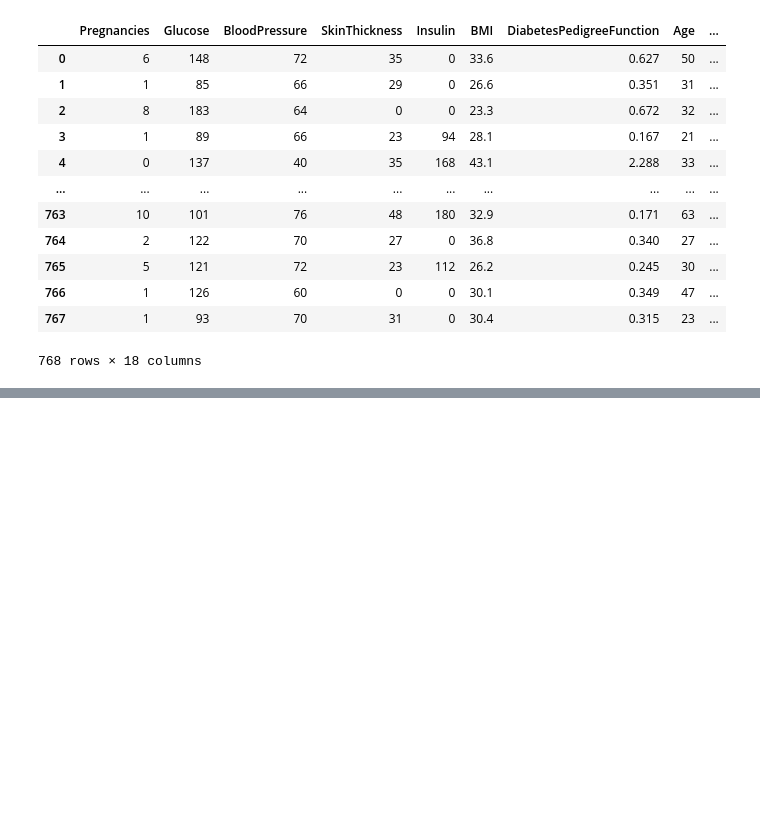
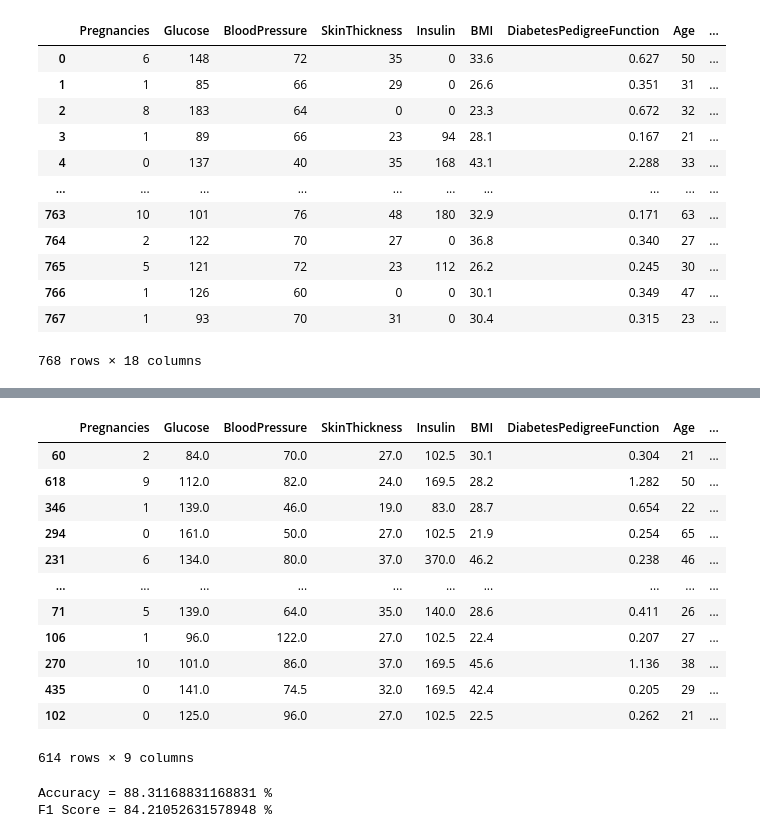
Before and after one commit to mualal/ya-profi-preparation, a Jupyter notebook: notebooks/pima-indians-diabetes-prediction-pure.ipynb, the cells around one changed output, grey strips where cells are left out. Drawn from its saved outputs; the diff is of its cells as text; code cells hidden in the pictures; blank space fills up the shorter version.

```diff
--- a/notebooks/pima-indians-diabetes-prediction-pure.ipynb
+++ b/notebooks/pima-indians-diabetes-prediction-pure.ipynb
@@ -305,0 +443,17 @@ Early stopping, best iteration is:
+# %%
+data_train, data_test = train_test_split(data, test_size=0.2, random_state=42)
+data_train
+# %% [output]
+|  | Pregnancies | Glucose | BloodPressure | SkinThickness | Insulin | BMI | DiabetesPedigreeFunction | Age | ... |
+| 60 | 2 | 84.0 | 70.0 | 27.0 | 102.5 | 30.1 | 0.304 | 21 | ... |
+| 618 | 9 | 112.0 | 82.0 | 24.0 | 169.5 | 28.2 | 1.282 | 50 | ... |
+| 346 | 1 | 139.0 | 46.0 | 19.0 | 83.0 | 28.7 | 0.654 | 22 | ... |
+| 294 | 0 | 161.0 | 50.0 | 27.0 | 102.5 | 21.9 | 0.254 | 65 | ... |
+| 231 | 6 | 134.0 | 80.0 | 37.0 | 370.0 | 46.2 | 0.238 | 46 | ... |
+| ... | ... | ... | ... | ... | ... | ... | ... | ... | ... |
+| 71 | 5 | 139.0 | 64.0 | 35.0 | 140.0 | 28.6 | 0.411 | 26 | ... |
+| 106 | 1 | 96.0 | 122.0 | 27.0 | 102.5 | 22.4 | 0.207 | 27 | ... |
+| 270 | 10 | 101.0 | 86.0 | 37.0 | 169.5 | 45.6 | 1.136 | 38 | ... |
+| 435 | 0 | 141.0 | 74.5 | 32.0 | 169.5 | 42.4 | 0.205 | 29 | ... |
+| 102 | 0 | 125.0 | 96.0 | 27.0 | 102.5 | 22.5 | 0.262 | 21 | ... |
+614 rows × 9 columns
@@ -305,0 +473,11 @@ Early stopping, best iteration is:
+# %%
+random_forest_model = RandomForestClassifier(n_estimators=100, random_state=42)
+random_forest_model.fit(X_train, Y_train)
+data_test_pred = random_forest_model.predict(X_test)
+random_forest_model_accuracy = accuracy_score(Y_test, data_test_pred) * 100
+random_forest_model_f1 = f1_score(Y_test, data_test_pred) * 100
+print(f'Accuracy = {random_forest_model_accuracy} %')
+print(f'F1 Score = {random_forest_model_f1} %')
+# %% [output]
+Accuracy = 88.31168831168831 %
+F1 Score = 84.21052631578948 %
```
Also changed, not shown: parts of 17 cells of this notebook, 1 other file.
